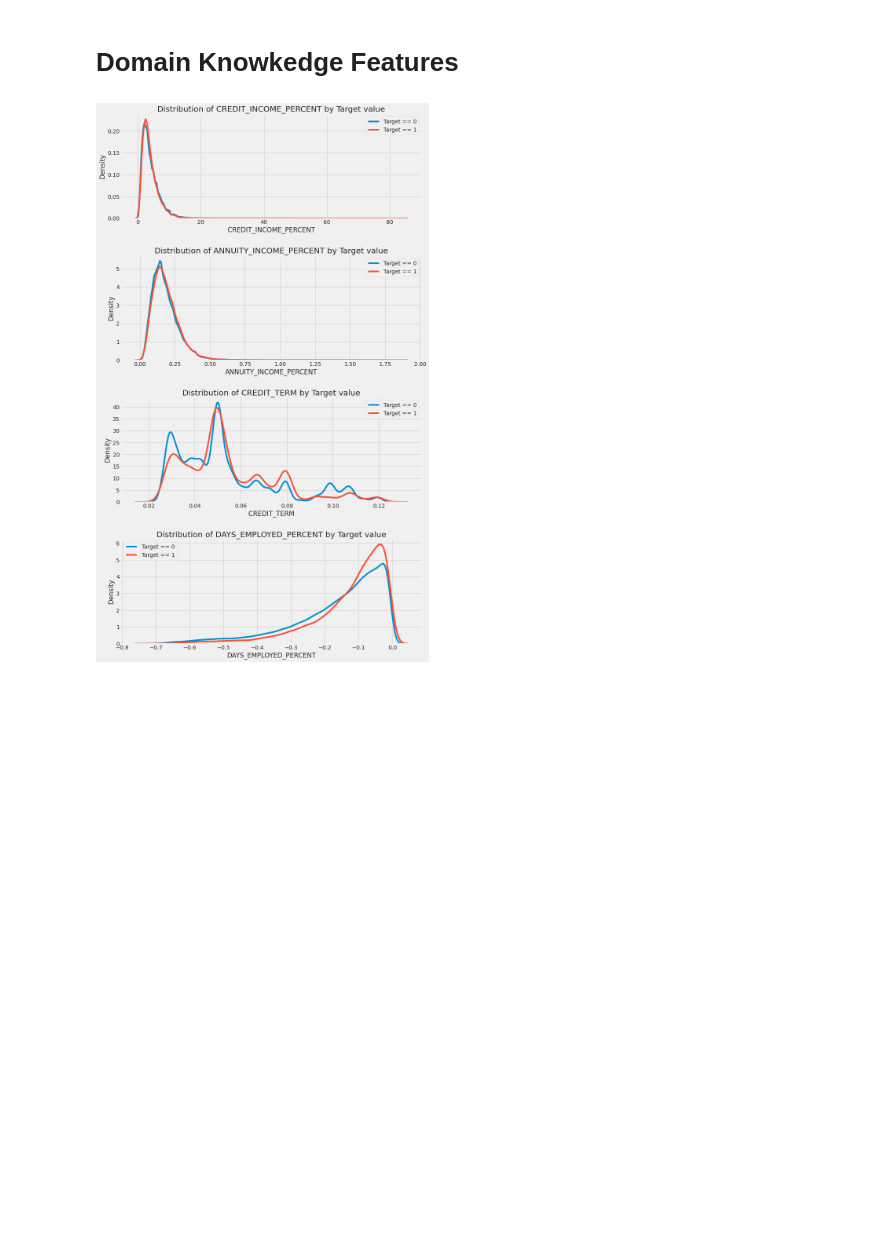
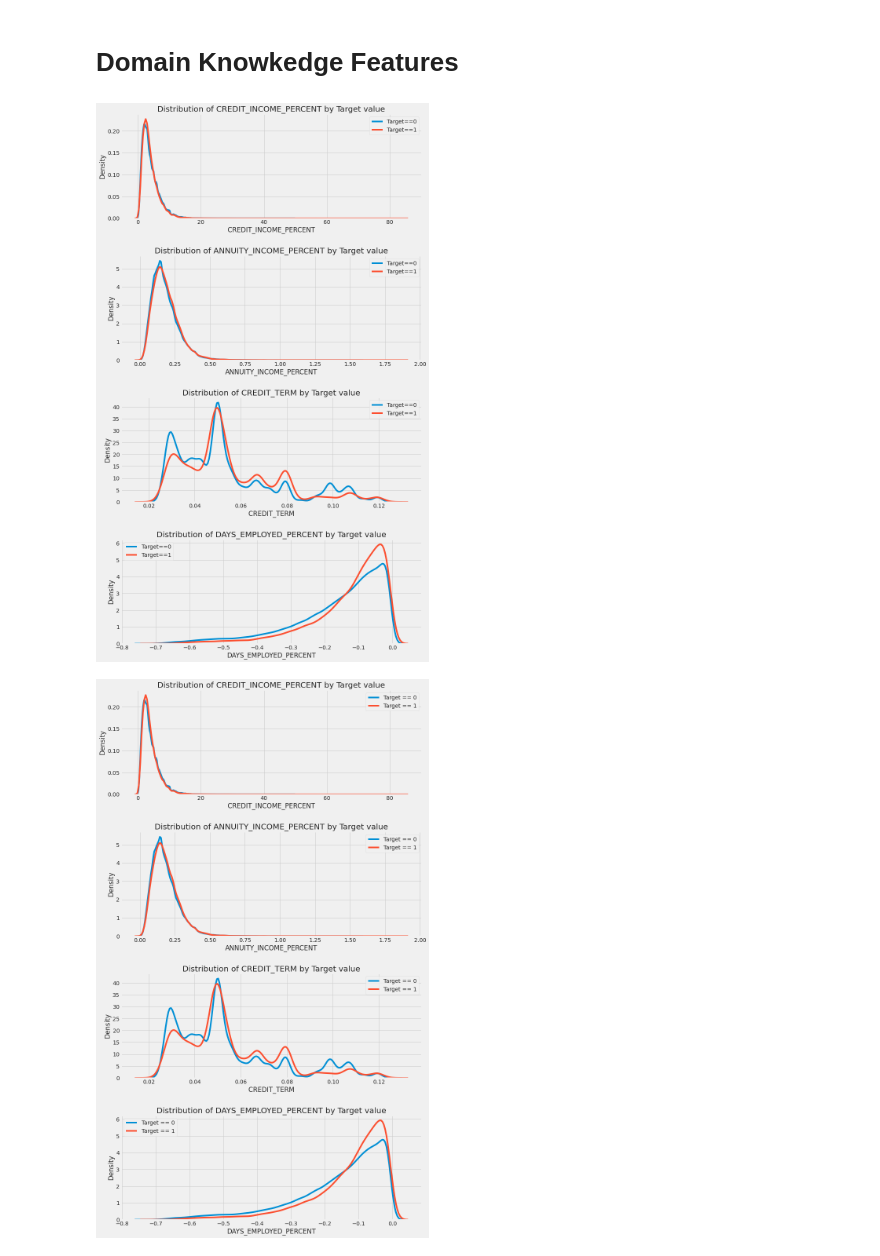
Before and after one commit to O-Kpy/Kaggle, a Jupyter notebook: HomeCredit_필사.ipynb, the cells around one changed output. Saved outputs shown, nothing was run; the diff lists cells and outputs as text; code cells hidden in the pictures; blank space fills up the shorter version.

Commit message:
2021-04-30 Home credit 필사 완료

```diff
--- a/HomeCredit_필사.ipynb
+++ b/HomeCredit_필사.ipynb
@@ -1705,3 +1892,11 @@ test_domain['CREDIT_INCOME_PERCENT'] = test_domain['AMT_CREDIT'] / test_domain['
 test_domain['ANNUITY_INCOME_PERCENT'] = test_domain['AMT_ANNUITY'] / test_domain['AMT_INCOME_TOTAL']
 test_domain['CREDIT_TERM'] = test_domain['AMT_ANNUITY'] / test_domain['AMT_CREDIT']
 test_domain['DAYS_EMPLOYED_PERCENT'] = test_domain['DAYS_EMPLOYED'] / test_domain['DAYS_BIRTH']
+# %%
+train_domain = train.copy()
+test_domain = test.copy()
+
+train_domain['CREDIT_INCOME_PERCENT'] = train_domain['AMT_CREDIT'] / train_domain['AMT_INCOME_TOTAL']
+train_domain['ANNUITY_INCOME_PERCENT'] = train_domain['AMT_ANNUITY'] / train_domain['AMT_INCOME_TOTAL']
+train_domain['CREDIT_TERM'] = train_domain['AMT_ANNUITY'] / train_domain['AMT_CREDIT']
+train_domain['DAYS_EMPLOYED_PERCENT'] = train_domain['DAYS_EMPLOYED'] / train_domain['DAYS_BIRTH']
@@ -1708,3 +1908,16 @@ test_domain['DAYS_EMPLOYED_PERCENT'] = test_domain['DAYS_EMPLOYED'] / test_domai
+# %%
+plt.figure(figsize=(12,20))
+for i, feature in enumerate(['CREDIT_INCOME_PERCENT', 'ANNUITY_INCOME_PERCENT', 'CREDIT_TERM', 'DAYS_EMPLOYED_PERCENT']):
+  plt.subplot(4,1, i+1)
+  sns.kdeplot(train_domain.loc[train_domain['TARGET']==0][feature], label='Target==0')
+  sns.kdeplot(train_domain.loc[train_domain['TARGET']==1][feature], label='Target==1')
+  plt.title('Distribution of %s by Target value' %feature)
+  plt.xlabel('%s' %feature)
+  plt.ylabel('Density')
+  plt.legend()
+plt.tight_layout(h_pad=2.5)
+# %% [output]
+[figure, added]
 # %%
 plt.figure(figsize = (12,20))
 for i, feature in enumerate(['CREDIT_INCOME_PERCENT', 'ANNUITY_INCOME_PERCENT', 'CREDIT_TERM', 'DAYS_EMPLOYED_PERCENT']):
```
Also changed, not shown: parts of 22 cells of this notebook.
